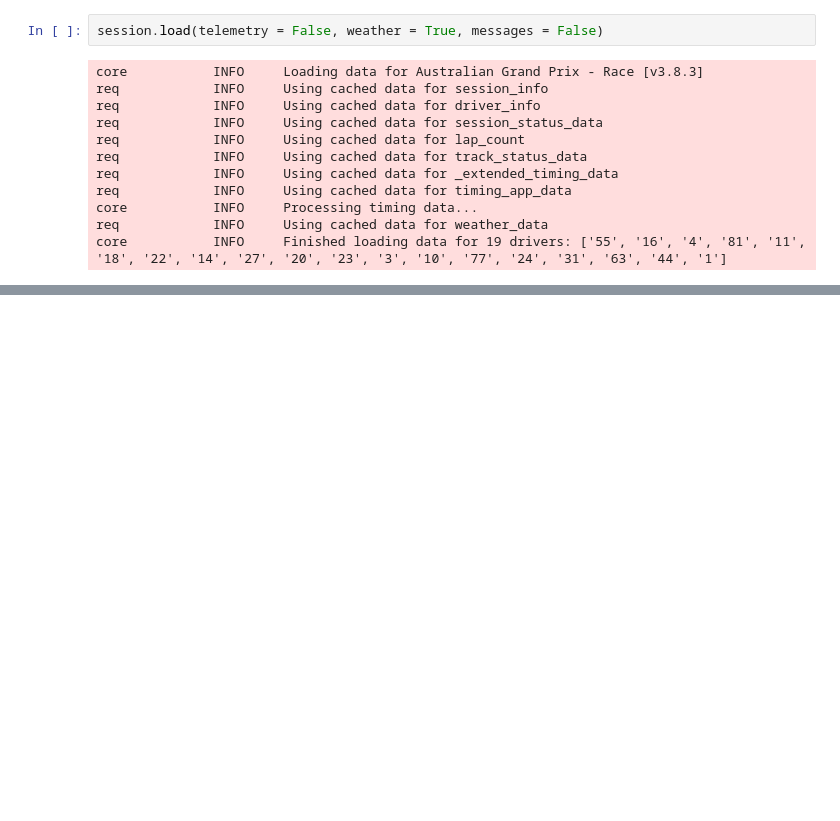
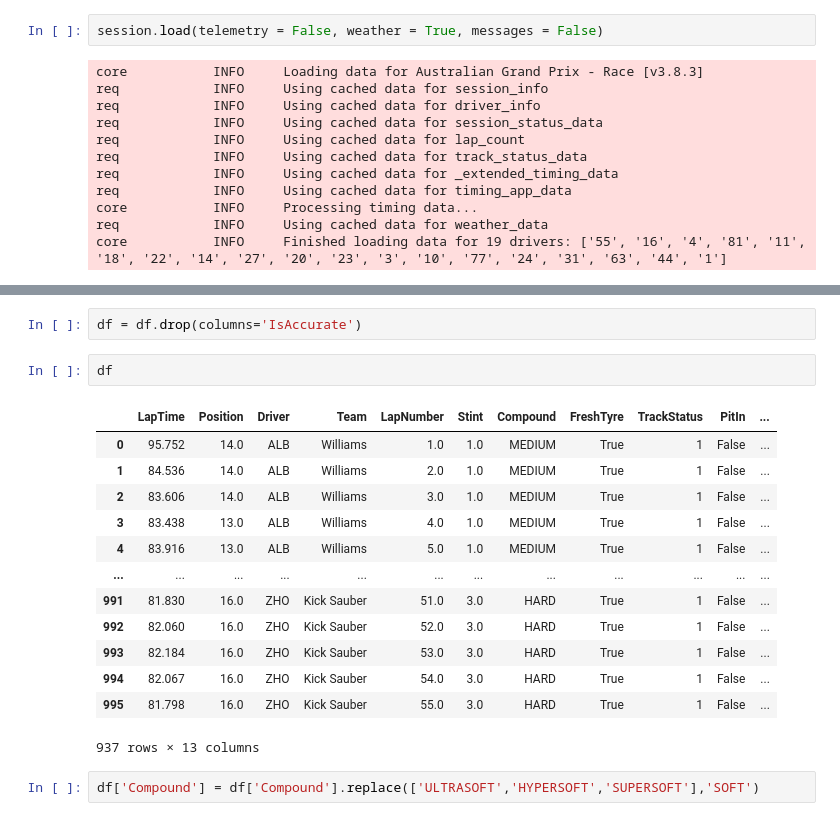
Before and after one commit to MatinHabi/F1StandingsPredictor, a Jupyter notebook: F1-Project/Untitled1.ipynb, the cells around one changed output, grey strips where cells are left out. Cells and saved outputs as stored; diff of their text form; blank space fills up the shorter version.

```diff
--- a/F1-Project/Untitled1.ipynb
+++ b/F1-Project/Untitled1.ipynb
@@ -61,0 +136,20 @@ print(session.laps)
+# %%
+df = df.drop(columns='IsAccurate')
+# %%
+df
+# %% [output]
+|  | LapTime | Position | Driver | Team | LapNumber | Stint | Compound | FreshTyre | TrackStatus | PitIn | ... |
+| 0 | 95.752 | 14.0 | ALB | Williams | 1.0 | 1.0 | MEDIUM | True | 1 | False | ... |
+| 1 | 84.536 | 14.0 | ALB | Williams | 2.0 | 1.0 | MEDIUM | True | 1 | False | ... |
+| 2 | 83.606 | 14.0 | ALB | Williams | 3.0 | 1.0 | MEDIUM | True | 1 | False | ... |
+| 3 | 83.438 | 13.0 | ALB | Williams | 4.0 | 1.0 | MEDIUM | True | 1 | False | ... |
+| 4 | 83.916 | 13.0 | ALB | Williams | 5.0 | 1.0 | MEDIUM | True | 1 | False | ... |
+| ... | ... | ... | ... | ... | ... | ... | ... | ... | ... | ... | ... |
+| 991 | 81.830 | 16.0 | ZHO | Kick Sauber | 51.0 | 3.0 | HARD | True | 1 | False | ... |
+| 992 | 82.060 | 16.0 | ZHO | Kick Sauber | 52.0 | 3.0 | HARD | True | 1 | False | ... |
+| 993 | 82.184 | 16.0 | ZHO | Kick Sauber | 53.0 | 3.0 | HARD | True | 1 | False | ... |
+| 994 | 82.067 | 16.0 | ZHO | Kick Sauber | 54.0 | 3.0 | HARD | True | 1 | False | ... |
+| 995 | 81.798 | 16.0 | ZHO | Kick Sauber | 55.0 | 3.0 | HARD | True | 1 | False | ... |
+937 rows × 13 columns
+# %%
+df['Compound'] = df['Compound'].replace(['ULTRASOFT','HYPERSOFT','SUPERSOFT'],'SOFT')
```
Also changed, not shown: parts of 31 cells of this notebook, 1 other file.
